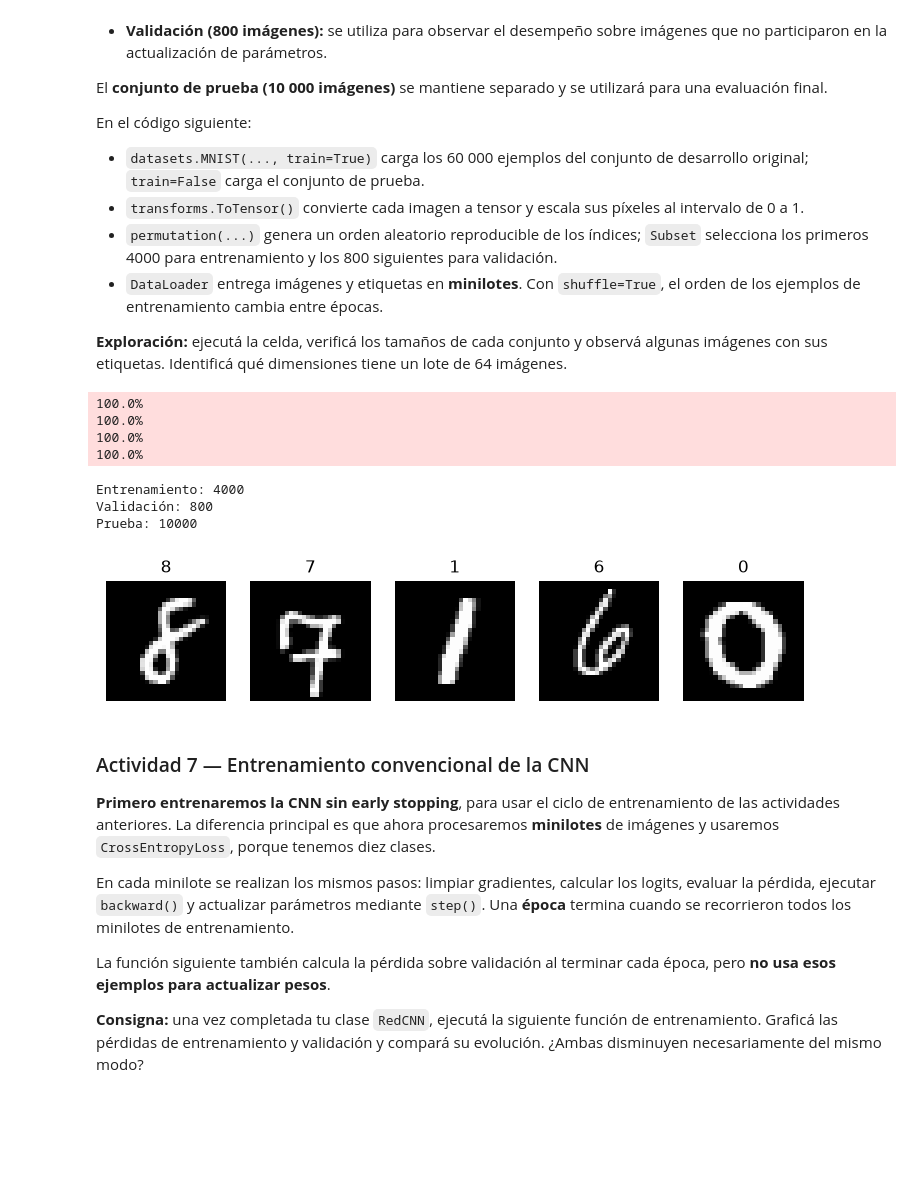
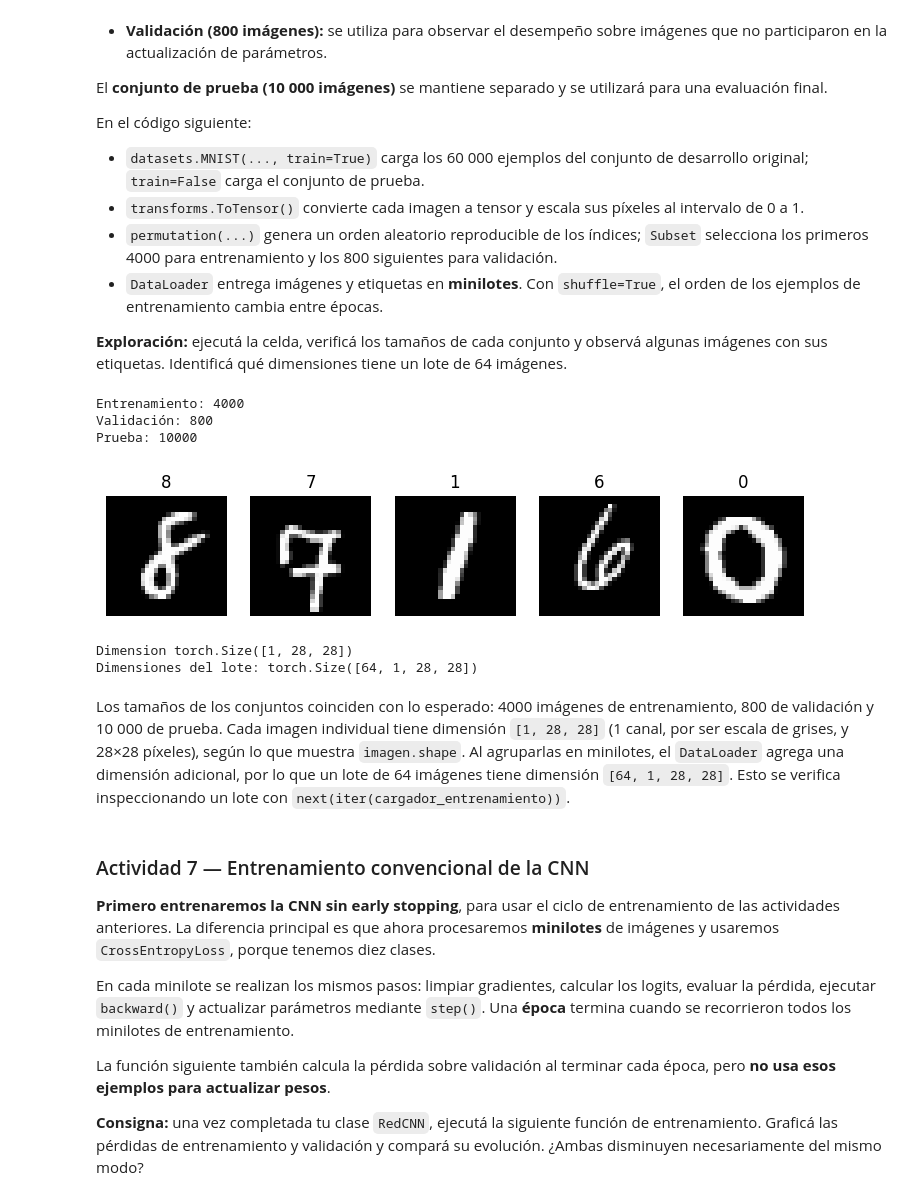
Before and after one commit to LuciaSaravia/Aprendizaje-Automatico, a Jupyter notebook: Actividad9_Redes_Neuronales_grupo5.ipynb, the cells around one changed output. Saved outputs shown, nothing was run; the diff lists cells and outputs as text; code cells hidden in the pictures; blank space fills up the shorter version.

```diff
--- a/Actividad9_Redes_Neuronales_grupo5.ipynb
+++ b/Actividad9_Redes_Neuronales_grupo5.ipynb
@@ -859,44 +859,48 @@ En el código siguiente:
 from torchvision import datasets, transforms
 from torch.utils.data import DataLoader, Subset
 
 transformacion = transforms.ToTensor()
 
 # MNIST ofrece 60 000 imágenes para entrenamiento y 10 000 para prueba.
 datos_completos = datasets.MNIST(root="./data", train=True, download=True, transform=transformacion)
 datos_prueba = datasets.MNIST(root="./data", train=False, download=True, transform=transformacion)
 
 # Seleccionar una muestra aleatoria reproducible y dividimos sin repetición.
 generador_aleatorio = np.random.default_rng(SEMILLA)
 indices = generador_aleatorio.permutation(len(datos_completos))
 
-datos_entrenamiento = Subset(datos_completos, indices[:4000])
-datos_validacion = Subset(datos_completos, indices[4000:4800])
+datos_entrenamiento = Subset(datos_completos, indices[:4000]) #selecciona las primeras 4000 imagenes para entrenamiento
+datos_validacion = Subset(datos_completos, indices[4000:4800]) #selecciona las siguiente 800 para validacion
 
 # Crear minilotes. Solo se mezclan los ejemplos durante entrenamiento.
-cargador_entrenamiento = DataLoader(datos_entrenamiento, batch_size=64, shuffle=True)
+cargador_entrenamiento = DataLoader(datos_entrenamiento, batch_size=64, shuffle=True) #shuffle = True orden cambia por epocas
 cargador_validacion = DataLoader(datos_validacion, batch_size=128, shuffle=False)
 
 print("Entrenamiento:", len(datos_entrenamiento))
 print("Validación:", len(datos_validacion))
 print("Prueba:", len(datos_prueba))
 
 # Mostrar ejemplos del conjunto de entrenamiento.
 fig, ejes = plt.subplots(1, 5, figsize=(9, 2))
 for eje, indice in zip(ejes, range(5)):
     imagen, etiqueta = datos_entrenamiento[indice]
     eje.imshow(imagen.squeeze(), cmap="gray")
     eje.set_title(str(etiqueta))
     eje.axis("off")
 plt.show()
+
+print("Dimension", imagen.shape)
+imagenes, _ = next(iter(cargador_entrenamiento))
+print("Dimensiones del lote:", imagenes.shape)    # torch.Size([64, 1, 28, 28])
 # %% [output]
-100.0%
-100.0%
-100.0%
-100.0%
+Entrenamiento: 4000
+Validación: 800
+Prueba: 10000
+[figure]
-Entrenamiento: 4000
-Validación: 800
-Prueba: 10000
+Dimension torch.Size([1, 28, 28])
+Dimensiones del lote: torch.Size([64, 1, 28, 28])
-[figure]
+# %% [markdown]
+Los tamaños de los conjuntos coinciden con lo esperado: 4000 imágenes de entrenamiento, 800 de validación y 10 000 de prueba. Cada imagen individual tiene dimensión `[1, 28, 28]` (1 canal, por ser escala de grises, y 28×28 píxeles), según lo que muestra `imagen.shape`. Al agruparlas en minilotes, el `DataLoader` agrega una dimensión adicional, por lo que un lote de 64 imágenes tiene dimensión `[64, 1, 28, 28]`. Esto se verifica inspeccionando un lote con `next(iter(cargador_entrenamiento))`.
 # %% [markdown]
 ### Actividad 7 — Entrenamiento convencional de la CNN
 
```
Also changed, not shown: parts of 7 cells of this notebook.
